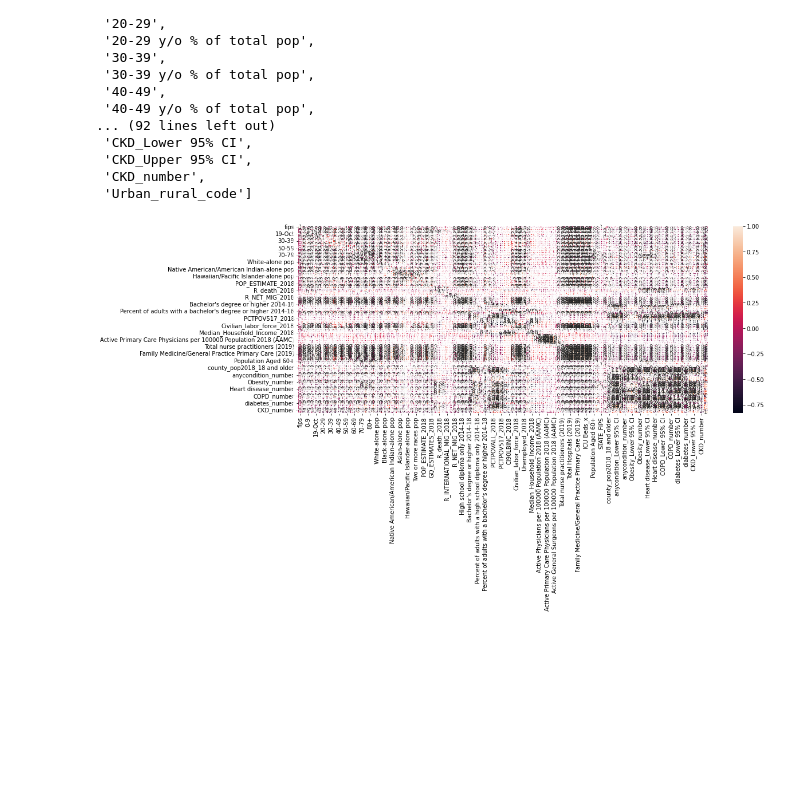
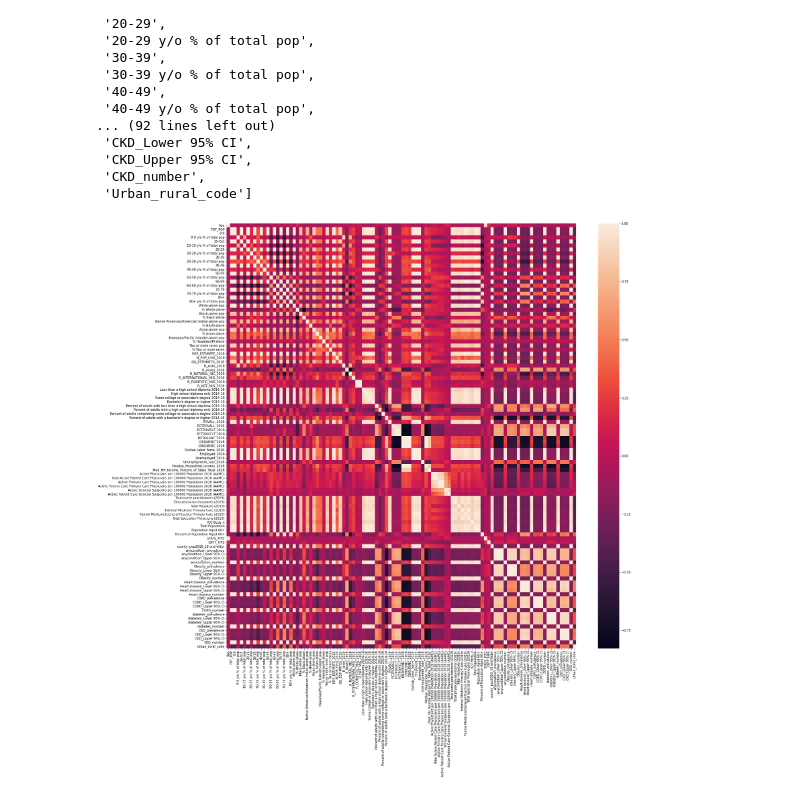
Before and after one commit to jgayosof/regularized-linear-regression, a Jupyter notebook: src/explore.ipynb, the cells around one changed output. Drawn from its saved outputs; the diff is of its cells as text; code cells hidden in the pictures; blank space fills up the shorter version.

```diff
--- a/src/explore.ipynb
+++ b/src/explore.ipynb
@@ -80,10 +79,13 @@ list(df.columns)
 # %%
 # EDA
 
 # Matriz de correlación
-plt.figure(figsize=(16,6))
+plt.figure(figsize=(25,25))
 corr_matrix = df.corr()
-heat_map = sns.heatmap(corr_matrix, annot=True)
+#heat_map = sns.heatmap(corr_matrix, annot=True)
+heat_map = sns.heatmap(corr_matrix)
 plt.show()
+
+# La mat de corr me sirve para ver las correlaciones entre las variables.
 # %% [output]
-[figure, old version]
+[figure, new version]
```
Also changed, not shown: parts of 20 cells of this notebook.
